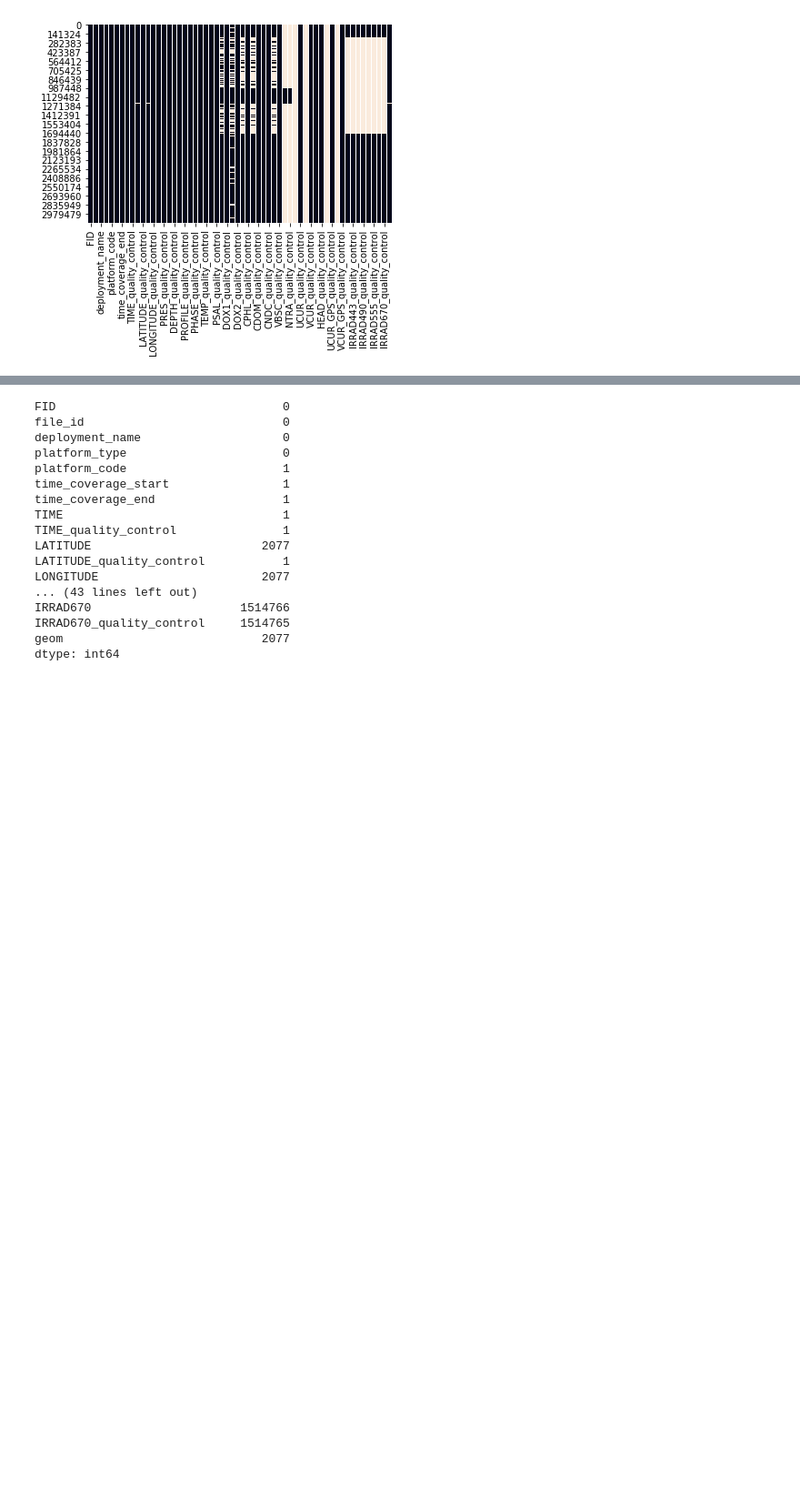
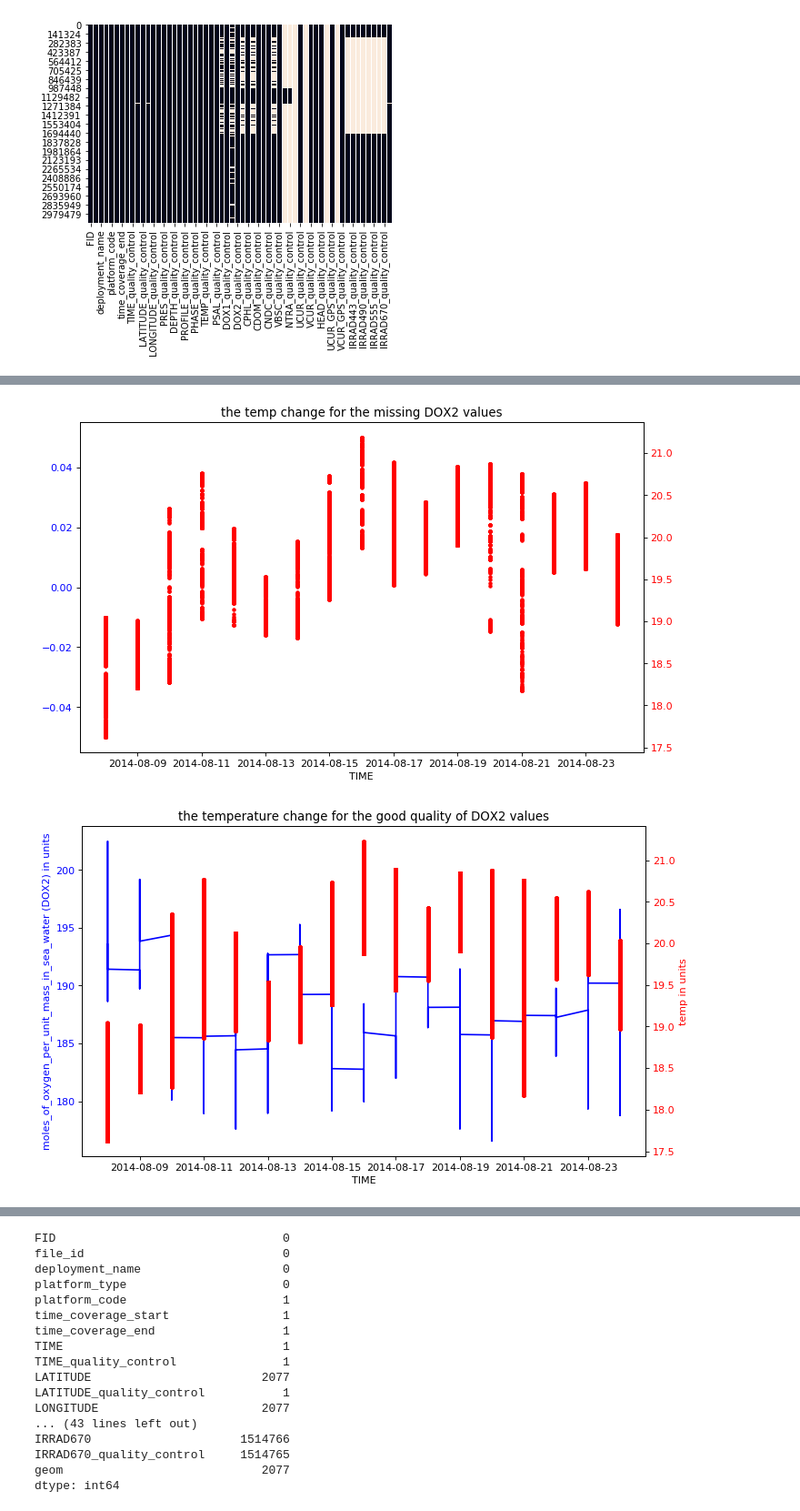
Before and after one commit to RaymonQ/Data-Science-and-Decisions-capstone-project-Regression, a Jupyter notebook: Data_Proprocessing/Python/preprocess-checkpoint.ipynb, the cells around one changed output, grey strips where cells are left out. Shown at 91% size. Saved outputs shown, nothing was run; the diff lists cells and outputs as text; code cells hidden in the pictures; blank space fills up the shorter version.

```diff
--- a/Data_Proprocessing/Python/preprocess-checkpoint.ipynb
+++ b/Data_Proprocessing/Python/preprocess-checkpoint.ipynb
@@ -40,0 +199,53 @@ sns.heatmap(df.isnull(), cbar=False)
+# %%
+# Extract variable values and convert the time values into an array of datetime objects
+TIME = pd.to_datetime(do2missing['TIME']).dt.date.values
+do2Data = do2missing['DOX2'].values
+tempData = do2missing['TEMP'].values
+
+# plot depth and DOX2 missing value timeseries
+figure3 = figure( figsize=(10,6 ), dpi=80, facecolor='w', edgecolor='k')
+
+ax5 = figure3.add_subplot(111)
+ax5.plot(TIME,do2Data, 'b-')
+ax5.set_xlabel('TIME')
+ax5.set_title('the temp change for the missing DOX2 values')
+# Make the y-axis label and tick labels match the line color.
+ax1.set_ylabel('moles_of_oxygen_per_unit_mass_in_sea_water (DOX2)' + ' in units', color='b')
+for tl in ax5.get_yticklabels():
+    tl.set_color('b')
+
+ax6 = ax5.twinx()
+ax6.plot(TIME,tempData, 'r.')
+ax2.set_ylabel('TEMP' + ' in units', color='r')
+for tl in ax6.get_yticklabels():
+    tl.set_color('r')
+
+
+# good quality DOX2
+do2Valid=Two_14.loc[df['DOX2_quality_control'] == 1.]
+TIME = pd.to_datetime(do2Valid['TIME']).dt.date.values
+do2vData = do2Valid['DOX2'].values
+tempvData = do2Valid['TEMP'].values
+
+# plot depth and DOX2 good quality data timeseries
+figure4 = figure( figsize=(10, 6), dpi=80, facecolor='w', edgecolor='k')
+
+ax6 = figure4.add_subplot(111)
+ax6.plot(TIME,do2vData, 'b-')
+ax6.set_xlabel('TIME')
+ax6.set_title('the temperature change for the good quality of DOX2 values')
+# Make the y-axis label and tick labels match the line color.
+ax6.set_ylabel('moles_of_oxygen_per_unit_mass_in_sea_water (DOX2)' + ' in units', color='b')
+for t3 in ax6.get_yticklabels():
+    t3.set_color('b')
+
+ax7 = ax6.twinx()
+ax7.plot(TIME,tempvData, 'r.')
+ax7.set_ylabel('temp' + ' in units', color='r')
+for t4 in ax7.get_yticklabels():
+    t4.set_color('r')
+
+show()
+# %% [output]
+[figure, added]
+[figure, added]
```
Also changed, not shown: parts of 14 cells of this notebook.
